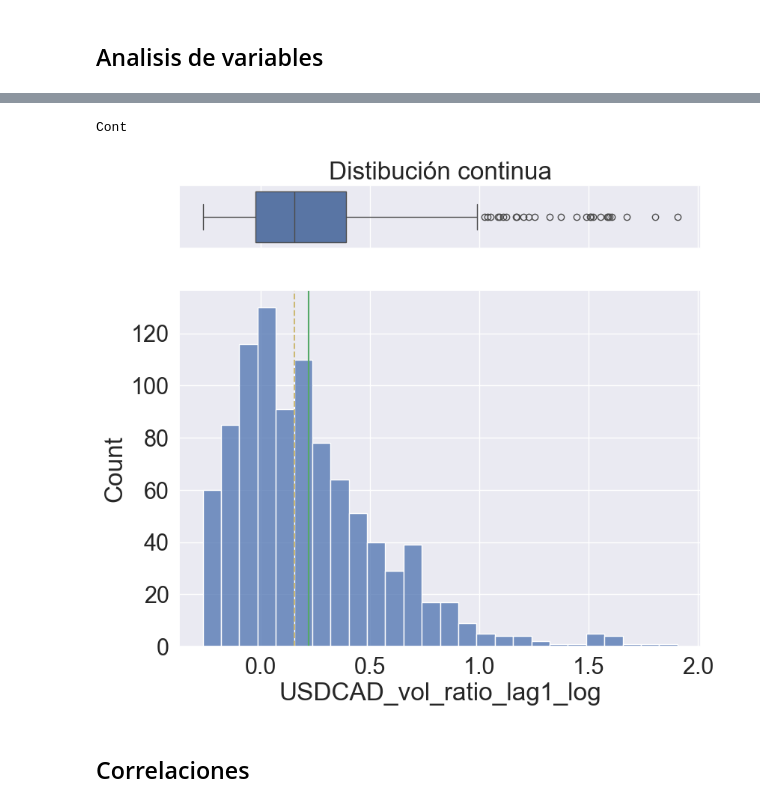
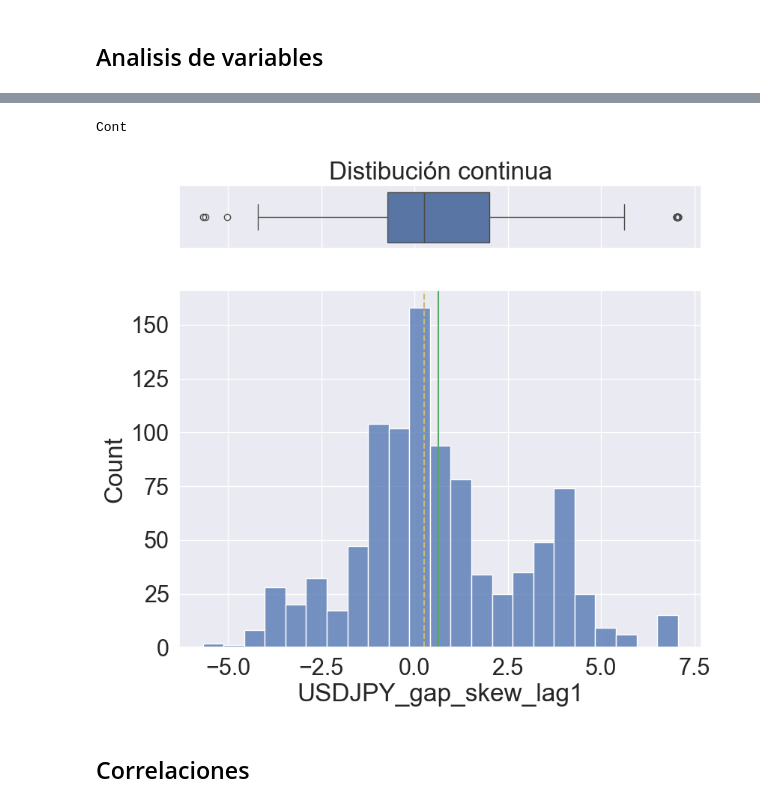
Before and after one commit to sebakremis/ForexMiner, a Jupyter notebook: notebook_EDA.ipynb, the cells around one changed output, grey strips where cells are left out. Saved outputs shown, nothing was run; the diff lists cells and outputs as text; code cells hidden in the pictures.

```diff
--- a/notebook_EDA.ipynb
+++ b/notebook_EDA.ipynb
@@ -87,10 +81,10 @@ USDCAD_open_gap_zscore_yeo   -3.357598
 # %%
 # Visualizar columna
-col = 'USDCAD_vol_ratio_lag1_log'
+col = 'USDJPY_gap_skew_lag1'
 pintar_columna(df_clean[col])
 # %% [output]
 Cont
-[figure, old version]
+[figure, new version]
 # %% [markdown]
 ## Correlaciones
 # %%
```
Also changed, not shown: parts of 9 cells of this notebook, 2 other files.
